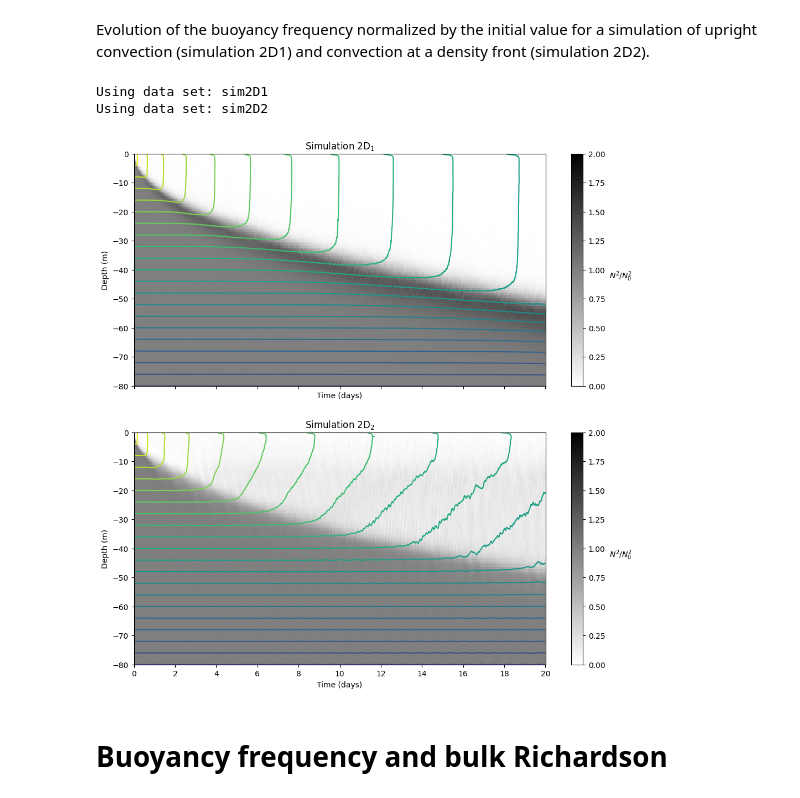
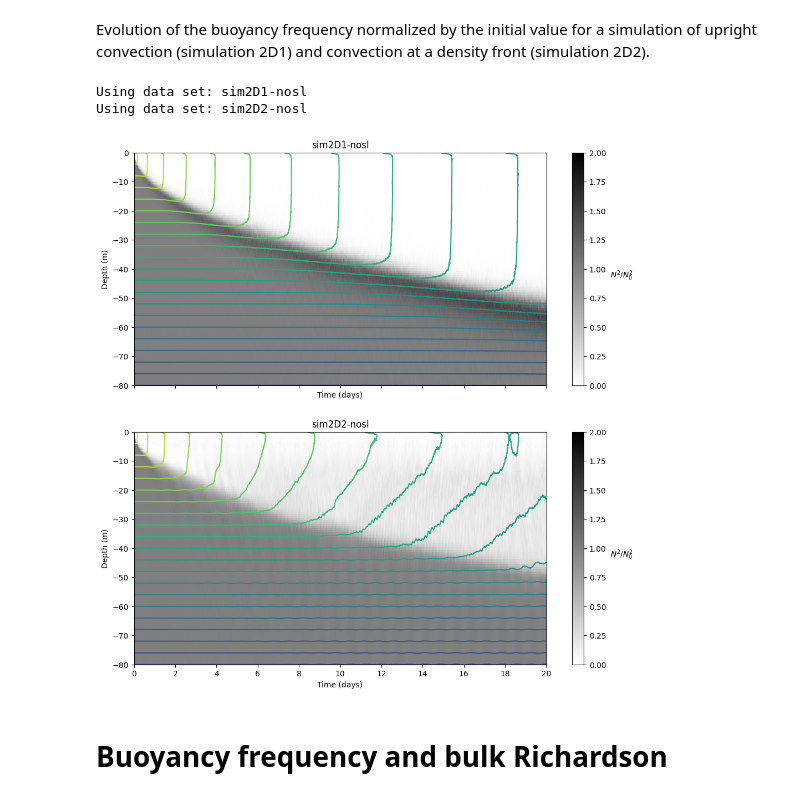
Before and after one commit to MarvynBailly/Buoyancy-Driven-Convection, a Jupyter notebook: Analysis/analyze.ipynb, the cells around one changed output. Drawn from its saved outputs; the diff is of its cells as text; code cells hidden in the pictures.

```diff
--- a/Analysis/analyze.ipynb
+++ b/Analysis/analyze.ipynb
@@ -11,12 +11,20 @@ import pandas as pd
 import math
 # %%
 case = "2D"
-numberOfCases = 2
+numberOfCases = 6
 days = 20
 data_path = "../Data/"
-#sponge
-cases = [f"sim{case}{i}" for i in range(1, numberOfCases + 1)]
-casenames = [f"sim{case}{i}-{days}" for i in range(1, numberOfCases + 1)]
+
+### with sponge layer
+#image_save_folder = "sponge/"
+#spl = ""
+
+## without sponge layer
+image_save_folder = "no-sponge/"
+spl = "-nosl"
+
+cases = [f"sim{case}{i}{spl}" for i in range(1, numberOfCases + 1)]
+casenames = [f"sim{case}{i}-{days}{spl}" for i in range(1, numberOfCases + 1)]
 
 print(f"loading cases {casenames}")
 
@@ -26,4 +34,5 @@ for casename in casenames:
     nc_file = f"{data_path}{casename}_averages.nc"
     ds_avg = xr.open_dataset(nc_file).load()
     ncs.append(ds_avg)
+    ds_avg.close()
 # %% [output]
@@ -112,19 +182,19 @@ ani.save(f'images/buoyancy-evaluation-{data_set}.gif', writer='pillow')
 Evolution of the buoyancy frequency normalized by the initial value for a simulation of upright convection (simulation 2D1) and convection at a density front (simulation 2D2).
 # %%
 index = 0                  # 0 -> 2D1, 1 -> 2D2, ...
-data_set = cases[index]
+data_set1 = cases[index]
 ds_avg1 = ncs[index]
 
-print(f"Using data set: {data_set}")
+print(f"Using data set: {data_set1}")
 
 index = 1                  # 0 -> 2D1, 1 -> 2D2, ...
-data_set = cases[index]
+data_set2 = cases[index]
 ds_avg2 = ncs[index]
 
-print(f"Using data set: {data_set}")
+print(f"Using data set: {data_set2}")
 # %% [output]
-Using data set: sim2D1
-Using data set: sim2D2
+Using data set: sim2D1-nosl
+Using data set: sim2D2-nosl
 # %%
 figure_name = "Figure 2"
 fig, axes = plt.subplots(nrows=2, ncols=1, figsize=(12, 12), sharex=True)
@@ -141,9 +211,9 @@ contourf_1 = ax1.pcolormesh(time_1, depth_1, N2_values_1.T, cmap='gray_r', vmin=
 cbar_1 = plt.colorbar(contourf_1, ax=ax1)
 cbar_1.set_label(r'$N^2 / N_0^2$', rotation=0, labelpad=20)
 
-contour_1 = ax1.contour(time_1, ds_avg1.b.zC, ds_avg1.b[:, :, 0].T / N02, levels=25, cmap='viridis')
+contour_1 = ax1.contour(time_1, ds_avg1.b.zC, ds_avg1.b[:, :].T / N02, levels=25, cmap='viridis')
 
-ax1.set_title(r'Simulation 2D$_1$')
+ax1.set_title(f'{data_set1}')
 ax1.set_xlabel('Time (days)')
 ax1.set_ylabel('Depth (m)')
 ax1.set_ylim(-80, 0)
@@ -152,37 +222,37 @@ ax1.set_ylim(-80, 0)
 time_min = np.floor(time_1.min())
 time_max = np.ceil(time_1.max())
 ax1.set_xticks(np.arange(time_min, time_max + 2, 2))
 
 # Plot for ds_avg2
 ax2 = axes[1]
 N2_2 = ds_avg2['N2']
 time_2 = N2_2.coords['time'].values / np.timedelta64(1, 'D')  # Convert time to days
 depth_2 = N2_2.coords['zF'].values
 N2_values_2 = N2_2.values / N02
 
 contourf_2 = ax2.pcolormesh(time_2, depth_2, N2_values_2.T, vmin=0, vmax=2, cmap='gray_r')
 cbar_2 = plt.colorbar(contourf_2, ax=ax2)
 cbar_2.set_label(r'$N^2 / N_0^2$', rotation=0, labelpad=20)
 
-contour_2 = ax2.contour(ds_avg2.b.time / np.timedelta64(1, 'D'), ds_avg2.b.zC, ds_avg2.b[:, :, 0].T / N02, levels=25, cmap='viridis')
+contour_2 = ax2.contour(ds_avg2.b.time / np.timedelta64(1, 'D'), ds_avg2.b.zC, ds_avg2.b[:, :].T / N02, levels=25, cmap='viridis')
 
-ax2.set_title(r'Simulation 2D$_2$')
+ax2.set_title(f'{data_set2}')
 ax2.set_xlabel('Time (days)')
 ax2.set_ylabel('Depth (m)')
 ax2.set_ylim(-80, 0)
 
 # Set x-axis ticks to increments of 2 days
 time_min = np.floor(time_2.min())
 time_max = np.ceil(time_2.max())
 ax2.set_xticks(np.arange(time_min, time_max + 2, 2))
 
 # Save the figure
-plt.savefig(f"images/{figure_name}.png", dpi=300, bbox_inches='tight')
+plt.savefig(f"images/{image_save_folder}{figure_name}.png", dpi=300, bbox_inches='tight')
 
 # Display the plot
 plt.show()
 # %% [output]
-[figure, old version]
+[figure, new version]
 # %% [markdown]
 #  Buoyancy frequency and bulk Richardson
 # %% [markdown]
```
Also changed, not shown: parts of 35 cells of this notebook, 58 other files.
